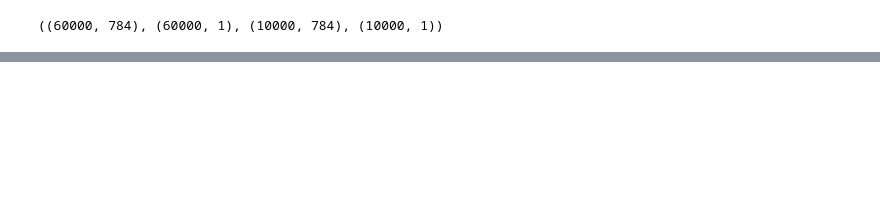
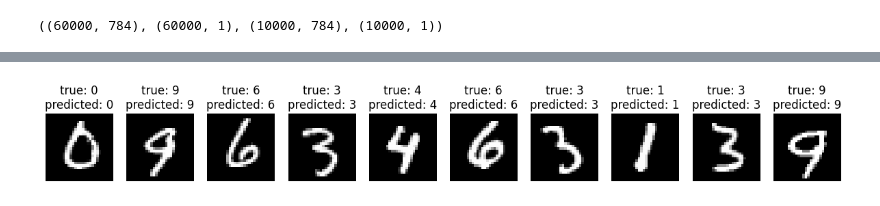
Before and after one commit to Ephab/Neural-Networks-From-Scratch, a Jupyter notebook: mulitlayer_perceptron.ipynb, the cells around one changed output, grey strips where cells are left out. Drawn from its saved outputs; the diff is of its cells as text; code cells hidden in the pictures; blank space fills up the shorter version.

Commit message:
Implemented a function to visualize the MNIST predictions

```diff
--- a/mulitlayer_perceptron.ipynb
+++ b/mulitlayer_perceptron.ipynb
@@ -48,6 +48,7 @@ np.set_printoptions(suppress=True)
 # plt.show()
 # %%
 # Mnist dataset
+import copy
 from tensorflow.keras.datasets import mnist
 
 (X_train, y_train), (X_test, y_test) = mnist.load_data()
@@ -55,6 +56,9 @@ from tensorflow.keras.datasets import mnist
 X_train = (X_train.astype('float64') / 255.0).reshape(-1,28*28)
 X_test = (X_test.astype('float64') / 255.0).reshape(-1,28*28)
 
+X_train_copy = copy.deepcopy(X_train)
+y_train_copy = copy.deepcopy(y_train)
+
 X = X_train#[:2000,:]
 y = y_train.reshape(60000, -1)#[:2000,:]
 X_test = X_test#[:1000,:]
@@ -232,7 +236,7 @@ def predict(X, weights, biases):
     prediction = cache['A'][list(cache['A'].keys())[-1]]
     return prediction
 # %%
-weights, biases = initialize_weights_and_biases(m_inputs=784, layer_sizes=[16, 16, 10])
+weights, biases = initialize_weights_and_biases(m_inputs=784, layer_sizes=[32, 16, 10])
 # %%
 if len(np.unique(y)) > 2:
     y = one_hot_encoding(y)
@@ -335,12 +339,32 @@ np.savez('trained_model_params.npz', **weights, **biases)
 # data = np.load('trained_model_params.npz')
-# %%
-#visualize mnist
-
-def plot_predictions(X, y_true, y_pred, num_images=10):
-    """
-    X is of shape (m, 28*28) where m is the # samples
-
-    """
+# %%
+#visualize mnist
+import matplotlib.pyplot as plt
+
+def plot_predictions(X, y, num_images=10):
+    num_samples = X.shape[0]
+    shuffled_indices = np.arange(num_samples)
+    np.random.shuffle(shuffled_indices)
+    X_shuffled = X[shuffled_indices]
+    y_shuffled = y[shuffled_indices]
+
+    random_picks = np.random.choice(np.arange(num_samples), size=num_images)
+
+    images = X_shuffled[random_picks]
+    labels = y_shuffled[random_picks]
+    predicted_labels = predict(images, weights, biases)
+    predicted_labels = np.argmax(predicted_labels, axis=1)
+    # print(images.shape)
+
+    fig, axes = plt.subplots(1, 10, figsize=(15,8))
+    for i in range(len(images)):
+        axes[i].imshow(images[i].reshape(28,28), cmap='gray')
+        axes[i].set_title("true: " + str(labels[i]) + "\npredicted: " + str(predicted_labels[i]))
+        axes[i].axis('off')
+
+plot_predictions(X_train_copy, y_train_copy)
+# %% [output]
+[figure, added]
 # %%
 # import numpy as np
 # import matplotlib.pyplot as plt
```
Also changed, not shown: parts of 2 cells of this notebook.
